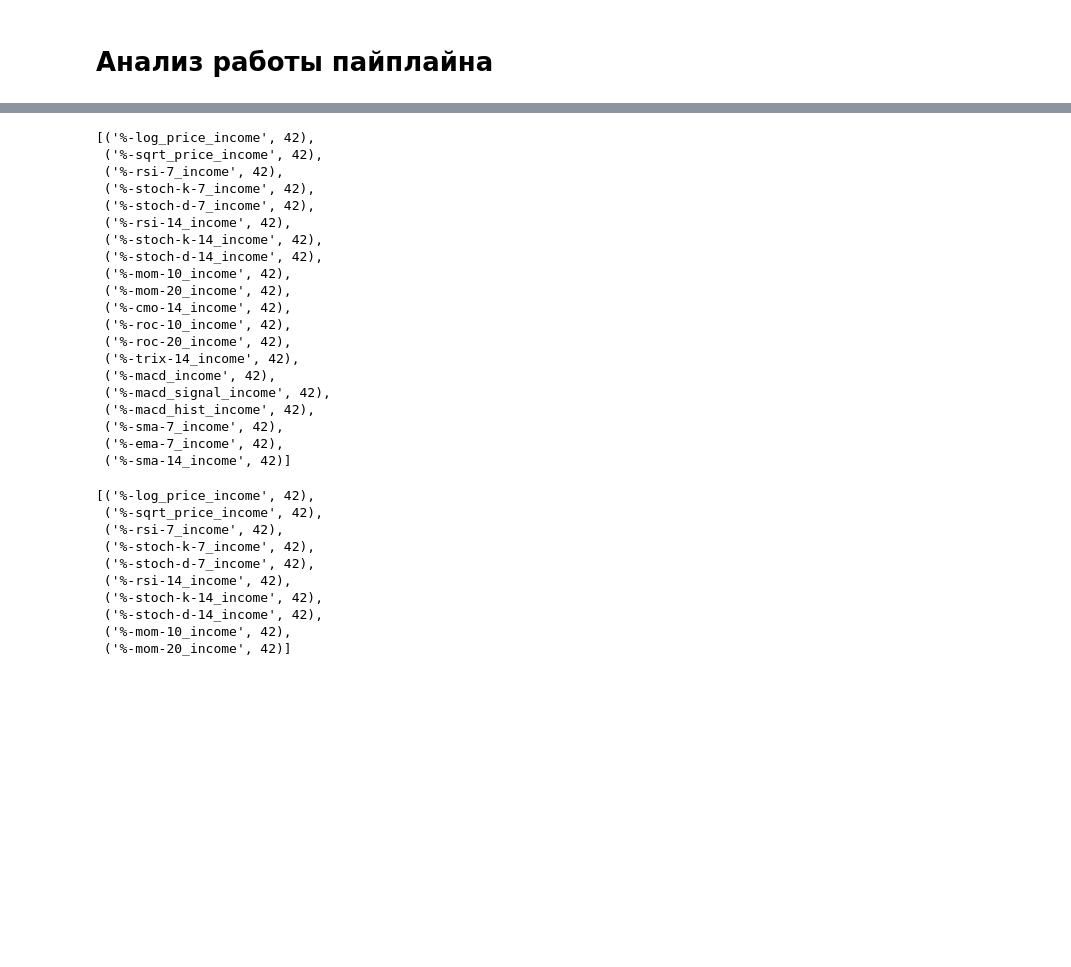
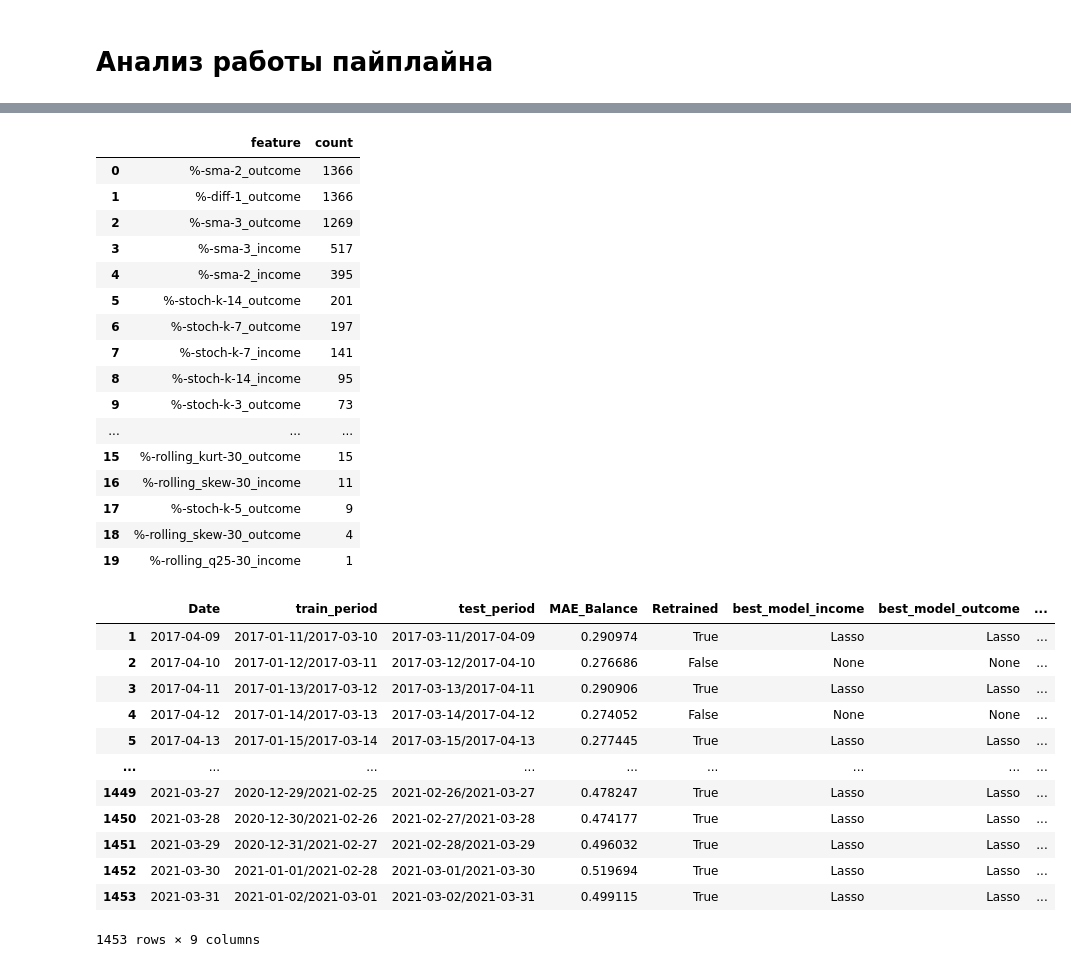
Before and after one commit to Blausher/ts, a Jupyter notebook: project.ipynb, the cells around one changed output, grey strips where cells are left out. Cells and saved outputs as stored; diff of their text form; code cells hidden in the pictures; blank space fills up the shorter version.

```diff
--- a/project.ipynb
+++ b/project.ipynb
@@ -397,36 +416,36 @@ counter_out = Counter(df_feats['selected_features_out'].explode().to_list())
 # %%
-counter_in.most_common(n = 20)
+df_counter_out
 # %% [output]
-[('%-log_price_income', 42),
- ('%-sqrt_price_income', 42),
- ('%-rsi-7_income', 42),
- ('%-stoch-k-7_income', 42),
- ('%-stoch-d-7_income', 42),
- ('%-rsi-14_income', 42),
- ('%-stoch-k-14_income', 42),
- ('%-stoch-d-14_income', 42),
- ('%-mom-10_income', 42),
- ('%-mom-20_income', 42),
- ('%-cmo-14_income', 42),
- ('%-roc-10_income', 42),
- ('%-roc-20_income', 42),
- ('%-trix-14_income', 42),
- ('%-macd_income', 42),
- ('%-macd_signal_income', 42),
- ('%-macd_hist_income', 42),
- ('%-sma-7_income', 42),
- ('%-ema-7_income', 42),
- ('%-sma-14_income', 42)]
+|  | feature | count |
+| 0 | %-sma-2_outcome | 1366 |
+| 1 | %-diff-1_outcome | 1366 |
+| 2 | %-sma-3_outcome | 1269 |
+| 3 | %-sma-3_income | 517 |
+| 4 | %-sma-2_income | 395 |
+| 5 | %-stoch-k-14_outcome | 201 |
+| 6 | %-stoch-k-7_outcome | 197 |
+| 7 | %-stoch-k-7_income | 141 |
+| 8 | %-stoch-k-14_income | 95 |
+| 9 | %-stoch-k-3_outcome | 73 |
+| ... | ... | ... |
+| 15 | %-rolling_kurt-30_outcome | 15 |
+| 16 | %-rolling_skew-30_income | 11 |
+| 17 | %-stoch-k-5_outcome | 9 |
+| 18 | %-rolling_skew-30_outcome | 4 |
+| 19 | %-rolling_q25-30_income | 1 |
 # %%
-counter_out.most_common(n = 10)
+mr.df_results
 # %% [output]
+|  | Date | train_period | test_period | MAE_Balance | Retrained | best_model_income | best_model_outcome | ... |
+| 1 | 2017-04-09 | 2017-01-11/2017-03-10 | 2017-03-11/2017-04-09 | 0.290974 | True | Lasso | Lasso | ... |
+| 2 | 2017-04-10 | 2017-01-12/2017-03-11 | 2017-03-12/2017-04-10 | 0.276686 | False | None | None | ... |
+| 3 | 2017-04-11 | 2017-01-13/2017-03-12 | 2017-03-13/2017-04-11 | 0.290906 | True | Lasso | Lasso | ... |
+| 4 | 2017-04-12 | 2017-01-14/2017-03-13 | 2017-03-14/2017-04-12 | 0.274052 | False | None | None | ... |
+| 5 | 2017-04-13 | 2017-01-15/2017-03-14 | 2017-03-15/2017-04-13 | 0.277445 | True | Lasso | Lasso | ... |
+| ... | ... | ... | ... | ... | ... | ... | ... | ... |
+| 1449 | 2021-03-27 | 2020-12-29/2021-02-25 | 2021-02-26/2021-03-27 | 0.478247 | True | Lasso | Lasso | ... |
+| 1450 | 2021-03-28 | 2020-12-30/2021-02-26 | 2021-02-27/2021-03-28 | 0.474177 | True | Lasso | Lasso | ... |
+| 1451 | 2021-03-29 | 2020-12-31/2021-02-27 | 2021-02-28/2021-03-29 | 0.496032 | True | Lasso | Lasso | ... |
+| 1452 | 2021-03-30 | 2021-01-01/2021-02-28 | 2021-03-01/2021-03-30 | 0.519694 | True | Lasso | Lasso | ... |
+| 1453 | 2021-03-31 | 2021-01-02/2021-03-01 | 2021-03-02/2021-03-31 | 0.499115 | True | Lasso | Lasso | ... |
-[('%-log_price_income', 42),
- ('%-sqrt_price_income', 42),
- ('%-rsi-7_income', 42),
- ('%-stoch-k-7_income', 42),
- ('%-stoch-d-7_income', 42),
- ('%-rsi-14_income', 42),
- ('%-stoch-k-14_income', 42),
- ('%-stoch-d-14_income', 42),
- ('%-mom-10_income', 42),
- ('%-mom-20_income', 42)]
+1453 rows × 9 columns
```
Also changed, not shown: parts of 13 cells of this notebook, 3 other files.
